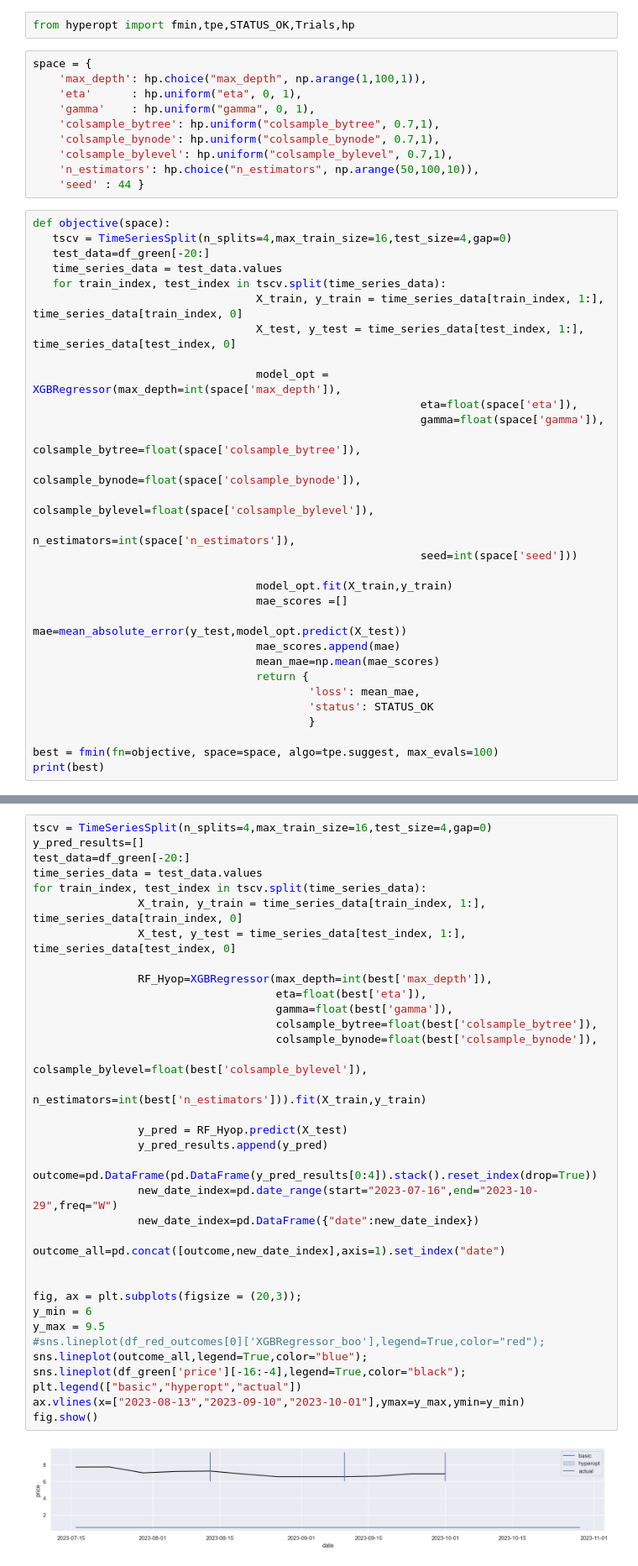
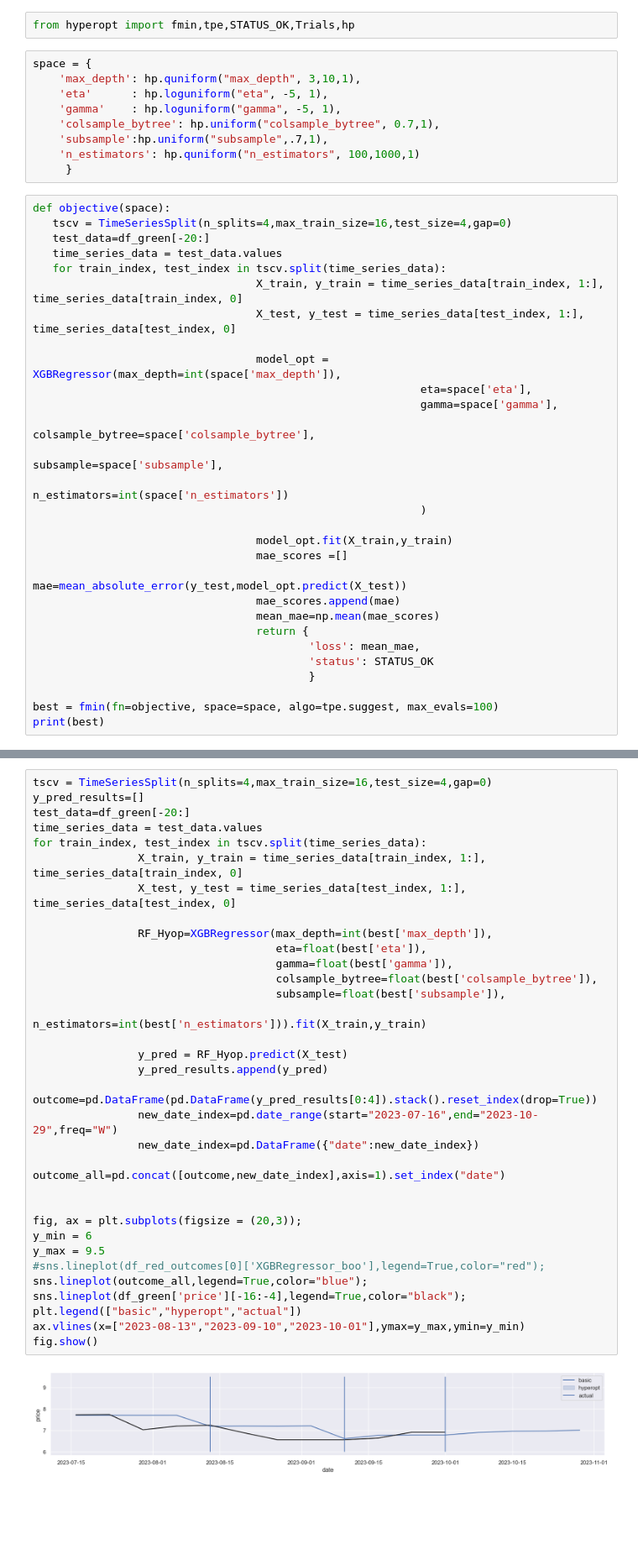
Before and after one commit to omar-ammar0/Intern_Final_Project, a Jupyter notebook: notebooks/Data_Cleaning/Data_Modelling.ipynb, the cells around one changed output, grey strips where cells are left out. Shown at 84% size. Drawn from its saved outputs; the diff is of its cells as text; blank space fills up the shorter version.

```diff
--- a/notebooks/Data_Cleaning/Data_Modelling.ipynb
+++ b/notebooks/Data_Cleaning/Data_Modelling.ipynb
@@ -197,14 +197,13 @@ ax.vlines(x=["2023-07-16","2023-08-13","2023-09-10","2023-10-01"],ymax=y_max,ymi
 from hyperopt import fmin,tpe,STATUS_OK,Trials,hp
 # %%
 space = {
-    'max_depth': hp.choice("max_depth", np.arange(1,100,1)),
-    'eta'      : hp.uniform("eta", 0, 1),
-    'gamma'    : hp.uniform("gamma", 0, 1),
+    'max_depth': hp.quniform("max_depth", 3,10,1),
+    'eta'      : hp.loguniform("eta", -5, 1),
+    'gamma'    : hp.loguniform("gamma", -5, 1),
     'colsample_bytree': hp.uniform("colsample_bytree", 0.7,1),
-    'colsample_bynode': hp.uniform("colsample_bynode", 0.7,1),
-    'colsample_bylevel': hp.uniform("colsample_bylevel", 0.7,1),
-    'n_estimators': hp.choice("n_estimators", np.arange(50,100,10)),
-    'seed' : 44 }
+    'subsample':hp.uniform("subsample",.7,1),
+    'n_estimators': hp.quniform("n_estimators", 100,1000,1)
+     }
 # %%
 def objective(space):
    tscv = TimeSeriesSplit(n_splits=4,max_train_size=16,test_size=4,gap=0)
@@ -215,13 +214,12 @@ def objective(space):
                                   X_test, y_test = time_series_data[test_index, 1:], time_series_data[test_index, 0]
 
                                   model_opt = XGBRegressor(max_depth=int(space['max_depth']),
-                                                           eta=float(space['eta']),
-                                                           gamma=float(space['gamma']),
-                                                           colsample_bytree=float(space['colsample_bytree']),
-                                                           colsample_bynode=float(space['colsample_bynode']),
-                                                           colsample_bylevel=float(space['colsample_bylevel']),
-                                                           n_estimators=int(space['n_estimators']),
-                                                           seed=int(space['seed']))
+                                                           eta=space['eta'],
+                                                           gamma=space['gamma'],
+                                                           colsample_bytree=space['colsample_bytree'],
+                                                           subsample=space['subsample'],
+                                                           n_estimators=int(space['n_estimators'])
+                                                           )
 
                                   model_opt.fit(X_train,y_train)
                                   mae_scores =[]
@@ -243,36 +241,35 @@ y_pred_results=[]
 test_data=df_green[-20:]
 time_series_data = test_data.values
 for train_index, test_index in tscv.split(time_series_data):
                 X_train, y_train = time_series_data[train_index, 1:], time_series_data[train_index, 0]
                 X_test, y_test = time_series_data[test_index, 1:], time_series_data[test_index, 0]
 
                 RF_Hyop=XGBRegressor(max_depth=int(best['max_depth']),
                                      eta=float(best['eta']),
                                      gamma=float(best['gamma']),
                                      colsample_bytree=float(best['colsample_bytree']),
-                                     colsample_bynode=float(best['colsample_bynode']),
-                                     colsample_bylevel=float(best['colsample_bylevel']),
+                                     subsample=float(best['subsample']),
                                      n_estimators=int(best['n_estimators'])).fit(X_train,y_train)
 
                 y_pred = RF_Hyop.predict(X_test)
                 y_pred_results.append(y_pred)
                 outcome=pd.DataFrame(pd.DataFrame(y_pred_results[0:4]).stack().reset_index(drop=True))
                 new_date_index=pd.date_range(start="2023-07-16",end="2023-10-29",freq="W")
                 new_date_index=pd.DataFrame({"date":new_date_index})
                 outcome_all=pd.concat([outcome,new_date_index],axis=1).set_index("date")
 
 
 fig, ax = plt.subplots(figsize = (20,3));
 y_min = 6
 y_max = 9.5
 #sns.lineplot(df_red_outcomes[0]['XGBRegressor_boo'],legend=True,color="red");
 sns.lineplot(outcome_all,legend=True,color="blue");
 sns.lineplot(df_green['price'][-16:-4],legend=True,color="black");
 plt.legend(["basic","hyperopt","actual"])
 ax.vlines(x=["2023-08-13","2023-09-10","2023-10-01"],ymax=y_max,ymin=y_min)
 fig.show()
 # %% [output]
-[figure, old version]
+[figure, new version]
 # %%
 space = {
     'max_depth': hp.quniform('max_depth', 2, 20, 1),
```
Also changed, not shown: parts of 6 cells of this notebook, 4 other files.
